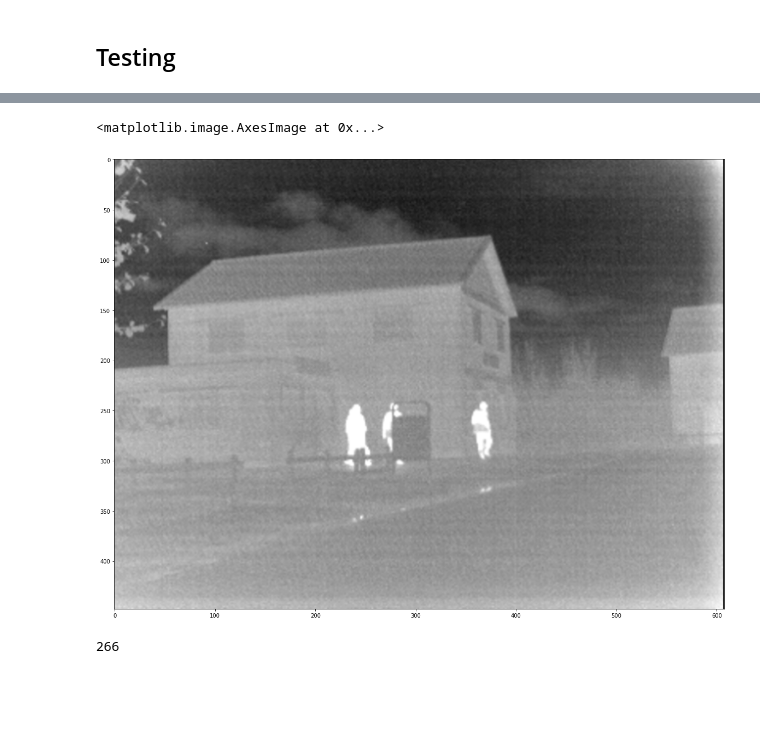
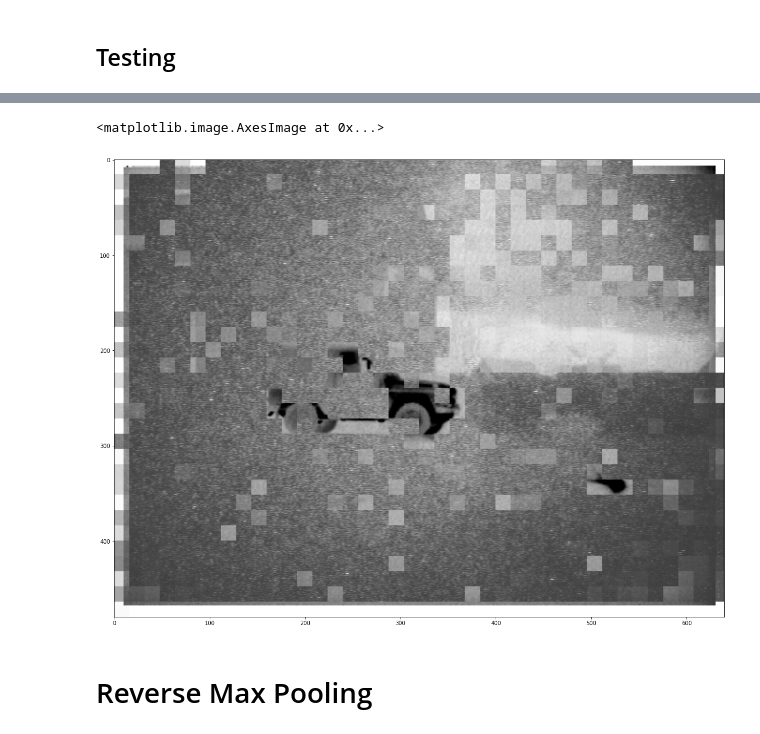
Before and after one commit to ParthikB/siamese, a Jupyter notebook: siamese_paper_v2.ipynb, the cells around one changed output, grey strips where cells are left out. Cells and saved outputs as stored; diff of their text form; code cells hidden in the pictures; blank space fills up the shorter version.

Commit message:
reverse maxpooling..?

```diff
--- a/siamese_paper_v2.ipynb
+++ b/siamese_paper_v2.ipynb
@@ -533,17 +572,0 @@ plt.imshow(norm_weight/255.0, cmap='gray')
-# %%
-def fuse(weight_map, vis, ir):
-  fuse = (weight_map * vis) + ((1-weight_map) * ir)
-  return fuse
-
-fused_image = fuse(weight_map, vis_img, ir_img)
-
-plt.figure(figsize=(20, 20))
-# plt.imshow(fuse(norm_weight/255.0, ir_img ,vis_img), cmap='gray')
-plt.imshow(fuse(norm_weight/255.0, vis_img, ir_img), cmap='gray')
-# %% [output]
-<matplotlib.image.AxesImage at 0x...>
-[figure, removed]
-# %%
-len(sim_score_arr)
-# %% [output]
-266
@@ -558,0 +573,8 @@ def constractive_loss():
+# %%
+plt.figure(figsize=(20, 20))
+plt.imshow(fused_image, cmap='gray')
+# %% [output]
+<matplotlib.image.AxesImage at 0x...>
+[figure, added]
+# %% [markdown]
+# Reverse Max Pooling
```
Also changed, not shown: parts of 33 cells of this notebook.
